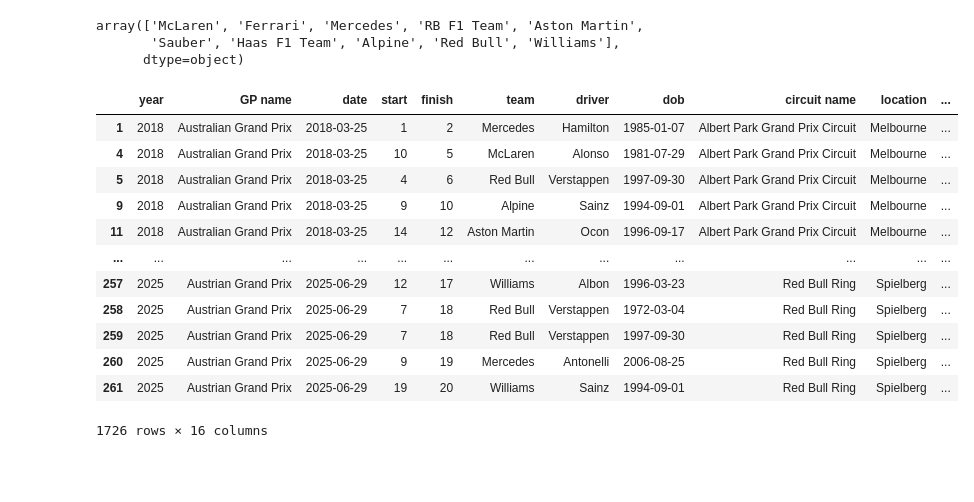
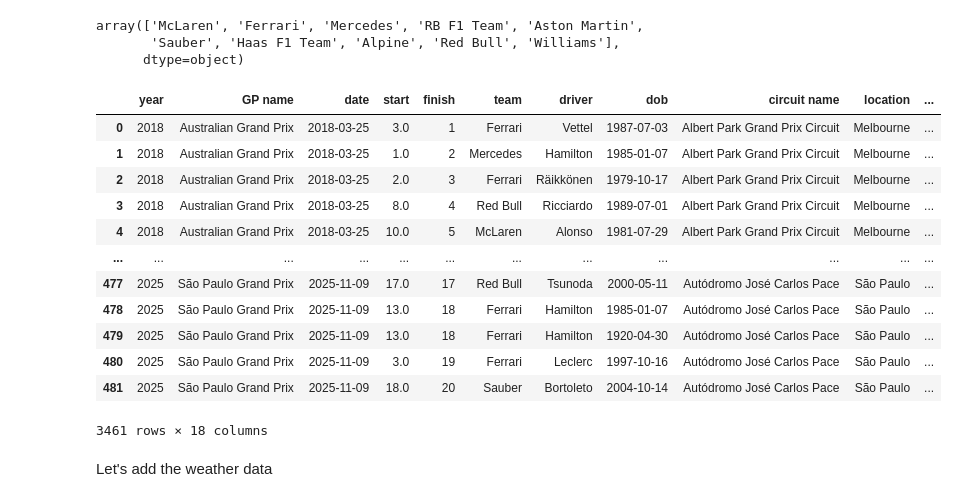
Before and after one commit to Ehte08/F1-Predictor, a Jupyter notebook: Predictor.ipynb, the cells around one changed output. Drawn from its saved outputs; the diff is of its cells as text; code cells hidden in the pictures; blank space fills up the shorter version.

```diff
--- a/Predictor.ipynb
+++ b/Predictor.ipynb
@@ -228,6 +240,6 @@ f1_data
 # %%
-f1_data['driver_dnf'] = f1_data['statusId'].apply(lambda x: 1 if x in [3,4,20,31,41,68,73,81,97,82,104,107,130,137] else 0)
-f1_data['team_dnf'] = f1_data['statusId'].apply(lambda x: 1 if x not in [1, 3,4,20,31,41,68,73,81,97,82,104,107,130,137] else 0)
+f1_data['driver_dnf'] = f1_data['statusId'].apply(lambda x: 1 if x in [2,3,4,20,31,33,65,137,139,138] else 0)
+f1_data['team_dnf'] = f1_data['statusId'].apply(lambda x: 1 if x not in [1,3,4,11,12,13,14,15,16,17,20,31,33,65,137,139,138] else 0)
 # %%
 p = f1_data[(f1_data['finish']=='\\N') & (f1_data['driver_dnf']==1)]
 p['statusId'].unique()
@@ -275,8 +307,8 @@ driver_dnf               int64
 team_dnf                 int64
 dtype: object
 # %%
-f1_data['age at race'] = abs(f1_data['dob']-f1_data['date'])
-f1_data['age at race'] = f1_data['age at race'].apply(lambda x: str(x).split(' ')[0])
+f1_data['age_at_race'] = (f1_data['date'] - f1_data['dob']).dt.days / 365.25
+f1_data['age_at_race'] = f1_data['age_at_race'].astype(int)
 # %%
 f1_data['team'].unique()
 # %% [output]
@@ -290,6 +322,7 @@ f1_data['team'] = f1_data['team'].apply(lambda x: 'Aston Martin' if x=='Racing P
 f1_data['team'] = f1_data['team'].apply(lambda x: 'Sauber' if x=='Alfa Romeo' else x)
 f1_data['team'] = f1_data['team'].apply(lambda x: 'Apline' if x=='Lotus F1' else x)
 f1_data['team'] = f1_data['team'].apply(lambda x: 'Alpine' if x=='Renault' else x)
+f1_data['team'] = f1_data['team'].apply(lambda x: 'Alpine' if x=='Alpine F1 Team' else x)
 f1_data['team'] = f1_data['team'].apply(lambda x: 'RB F1 Team' if x=='Toro Rosso' else x)
 f1_data['team'] = f1_data['team'].apply(lambda x: 'RB F1 Team' if x=='AlphaTauri' else x)
 # %%
@@ -324,25 +357,27 @@ array(['McLaren', 'Ferrari', 'Mercedes', 'RB F1 Team', 'Aston Martin',
 # %%
 active_constructors = ['McLaren', 'Ferrari', 'Mercedes', 'RB F1 Team', 'Aston Martin',
        'Sauber', 'Haas F1 Team', 'Alpine', 'Red Bull', 'Williams']
 active_drivers = ['Norris', 'Piastri', 'Leclerc', 'Hamilton', 'Russell', 'Lawson',
        'Alonso', 'Bortoleto', 'Hulkenberg', 'Ocon', 'Bearman', 'Hadjar',
        'Gasly', 'Stroll', 'Colapinto', 'Tsunoda', 'Albon',
        'Verstappen', 'Antonelli', 'Sainz']
-f1_data = f1_data[f1_data['driver'].isin(active_drivers) & f1_data['team'].isin(active_constructors)]
-
+f1_data['driver_active'] = f1_data['driver'].isin(active_drivers).astype(int)
+f1_data['team_active'] = f1_data['team'].isin(active_constructors).astype(int)
 f1_data
 # %% [output]
 |  | year | GP name | date | start | finish | team | driver | dob | circuit name | location | ... |
-| 1 | 2018 | Australian Grand Prix | 2018-03-25 | 1 | 2 | Mercedes | Hamilton | 1985-01-07 | Albert Park Grand Prix Circuit | Melbourne | ... |
-| 4 | 2018 | Australian Grand Prix | 2018-03-25 | 10 | 5 | McLaren | Alonso | 1981-07-29 | Albert Park Grand Prix Circuit | Melbourne | ... |
-| 5 | 2018 | Australian Grand Prix | 2018-03-25 | 4 | 6 | Red Bull | Verstappen | 1997-09-30 | Albert Park Grand Prix Circuit | Melbourne | ... |
-| 9 | 2018 | Australian Grand Prix | 2018-03-25 | 9 | 10 | Alpine | Sainz | 1994-09-01 | Albert Park Grand Prix Circuit | Melbourne | ... |
-| 11 | 2018 | Australian Grand Prix | 2018-03-25 | 14 | 12 | Aston Martin | Ocon | 1996-09-17 | Albert Park Grand Prix Circuit | Melbourne | ... |
+| 0 | 2018 | Australian Grand Prix | 2018-03-25 | 3.0 | 1 | Ferrari | Vettel | 1987-07-03 | Albert Park Grand Prix Circuit | Melbourne | ... |
+| 1 | 2018 | Australian Grand Prix | 2018-03-25 | 1.0 | 2 | Mercedes | Hamilton | 1985-01-07 | Albert Park Grand Prix Circuit | Melbourne | ... |
+| 2 | 2018 | Australian Grand Prix | 2018-03-25 | 2.0 | 3 | Ferrari | Räikkönen | 1979-10-17 | Albert Park Grand Prix Circuit | Melbourne | ... |
+| 3 | 2018 | Australian Grand Prix | 2018-03-25 | 8.0 | 4 | Red Bull | Ricciardo | 1989-07-01 | Albert Park Grand Prix Circuit | Melbourne | ... |
+| 4 | 2018 | Australian Grand Prix | 2018-03-25 | 10.0 | 5 | McLaren | Alonso | 1981-07-29 | Albert Park Grand Prix Circuit | Melbourne | ... |
 | ... | ... | ... | ... | ... | ... | ... | ... | ... | ... | ... | ... |
-| 257 | 2025 | Austrian Grand Prix | 2025-06-29 | 12 | 17 | Williams | Albon | 1996-03-23 | Red Bull Ring | Spielberg | ... |
-| 258 | 2025 | Austrian Grand Prix | 2025-06-29 | 7 | 18 | Red Bull | Verstappen | 1972-03-04 | Red Bull Ring | Spielberg | ... |
-| 259 | 2025 | Austrian Grand Prix | 2025-06-29 | 7 | 18 | Red Bull | Verstappen | 1997-09-30 | Red Bull Ring | Spielberg | ... |
-| 260 | 2025 | Austrian Grand Prix | 2025-06-29 | 9 | 19 | Mercedes | Antonelli | 2006-08-25 | Red Bull Ring | Spielberg | ... |
-| 261 | 2025 | Austrian Grand Prix | 2025-06-29 | 19 | 20 | Williams | Sainz | 1994-09-01 | Red Bull Ring | Spielberg | ... |
+| 477 | 2025 | São Paulo Grand Prix | 2025-11-09 | 17.0 | 17 | Red Bull | Tsunoda | 2000-05-11 | Autódromo José Carlos Pace | São Paulo | ... |
+| 478 | 2025 | São Paulo Grand Prix | 2025-11-09 | 13.0 | 18 | Ferrari | Hamilton | 1985-01-07 | Autódromo José Carlos Pace | São Paulo | ... |
+| 479 | 2025 | São Paulo Grand Prix | 2025-11-09 | 13.0 | 18 | Ferrari | Hamilton | 1920-04-30 | Autódromo José Carlos Pace | São Paulo | ... |
+| 480 | 2025 | São Paulo Grand Prix | 2025-11-09 | 3.0 | 19 | Ferrari | Leclerc | 1997-10-16 | Autódromo José Carlos Pace | São Paulo | ... |
+| 481 | 2025 | São Paulo Grand Prix | 2025-11-09 | 18.0 | 20 | Sauber | Bortoleto | 2004-10-14 | Autódromo José Carlos Pace | São Paulo | ... |
-1726 rows × 16 columns
+3461 rows × 18 columns
+# %% [markdown]
+Let's add the weather data
 # %%
```
Also changed, not shown: parts of 76 cells of this notebook, 6 other files.
